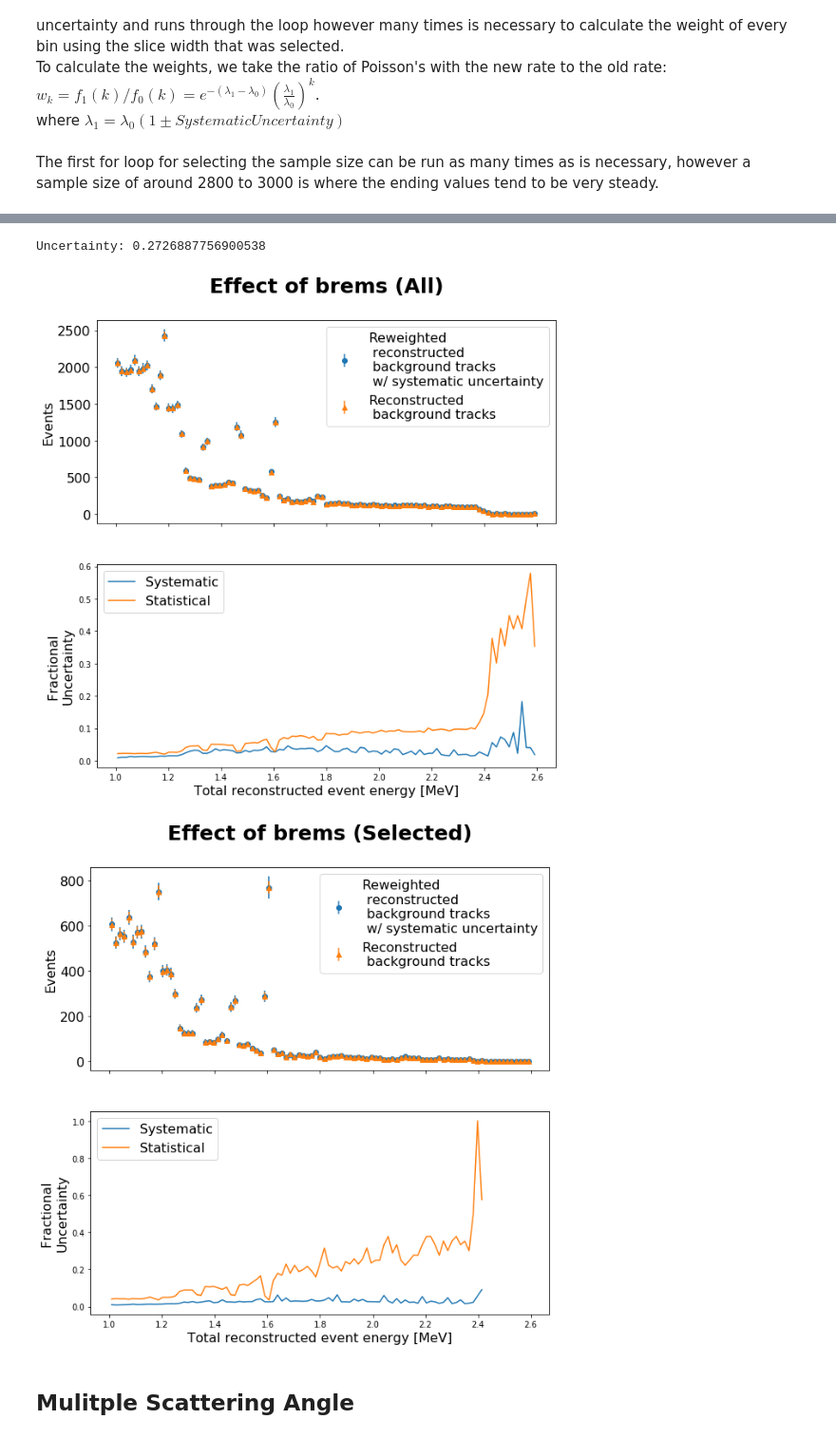
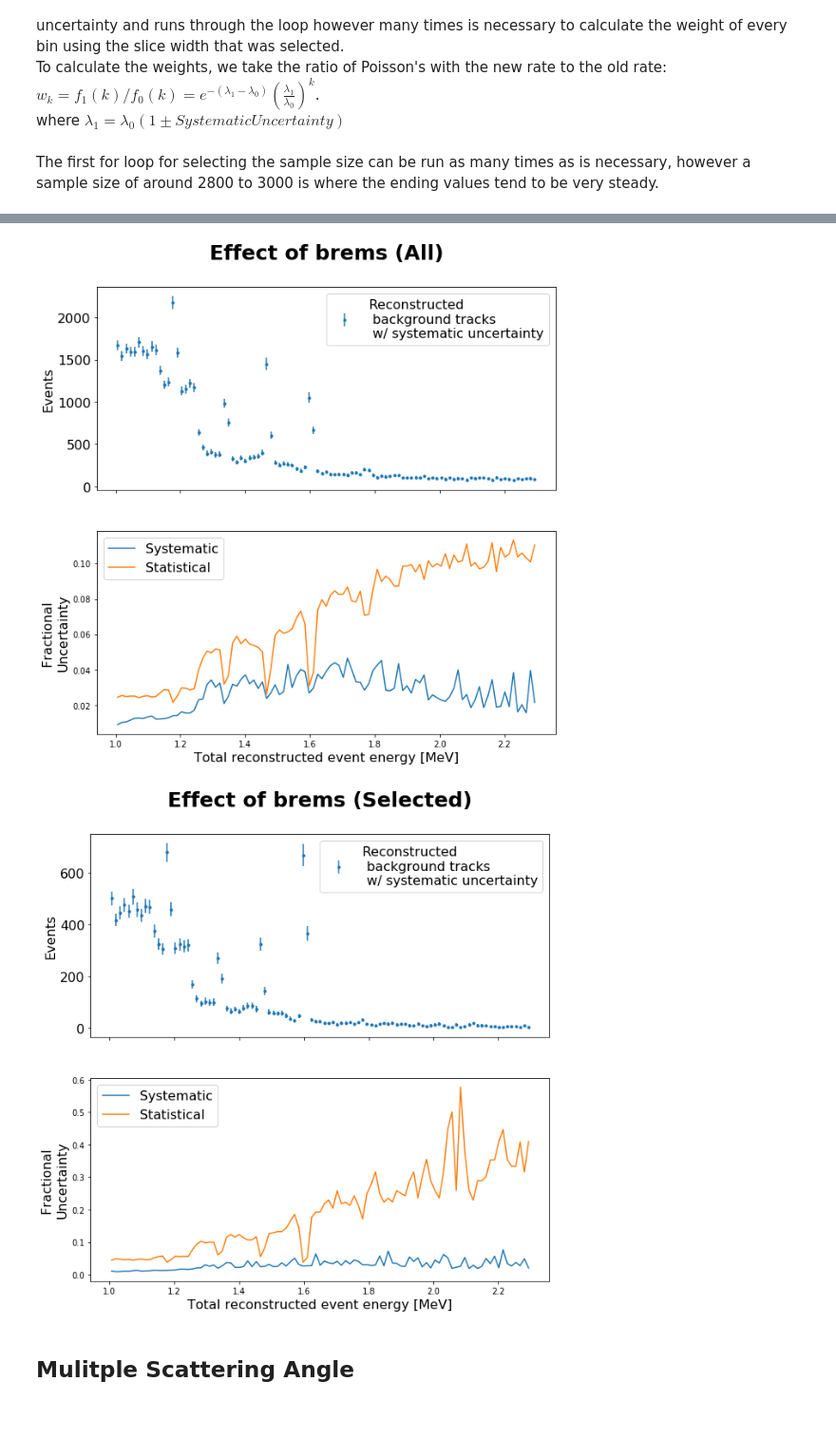
Before and after one commit to k-woodruff/bb2nu, a Jupyter notebook: bb2nu_BG_distribution.ipynb, the cells around one changed output, grey strips where cells are left out. Shown at 95% size. Cells and saved outputs as stored; diff of their text form; code cells hidden in the pictures.

```diff
--- a/bb2nu_BG_distribution.ipynb
+++ b/bb2nu_BG_distribution.ipynb
@@ -390,7 +390,7 @@ def eplot(reco_energy, weight, sample_size, name):
 
     fig, ax = plt.subplots(nrows=2, figsize=(10,10), sharex=True, gridspec_kw={'height_ratios': [1, 1]})
 
-    ebins = np.linspace(1,2.6,100)
+    ebins = np.linspace(1,2.3,100)
     bin_centers = (ebins[1:] + ebins[:-1])/2
     energy_counts,_ = np.histogram(reco_energy, bins=ebins)
 
@@ -409,9 +409,9 @@ def eplot(reco_energy, weight, sample_size, name):
     yerr_tot = energy_counts_reweight_all.std(0) + np.sqrt(energy_counts_reweight)
 
     # Reweighted Counts
-    ax[0].errorbar(bin_centers, energy_counts_reweight, yerr=yerr_tot, fmt='o', label='Reweighted\n reconstructed\n background tracks\n w/ systematic uncertainty');
+#     ax[0].errorbar(bin_centers, energy_counts_reweight, yerr=yerr_tot, fmt='o', label='Reweighted\n reconstructed\n background tracks\n w/ systematic uncertainty');
     #Original counts - Not Reweighted
-    ax[0].errorbar(bin_centers, energy_counts, yerr=np.sqrt(energy_counts), fmt='^', label='Reconstructed\n background tracks');
+    ax[0].errorbar(bin_centers, energy_counts, yerr=yerr_tot, fmt='.', label='Reconstructed\n background tracks\n w/ systematic uncertainty');
 
     ax[1].plot(bin_centers, energy_counts_reweight_all.std(0)/energy_counts_reweight, label='Systematic')
     ax[1].plot(bin_centers, np.sqrt(energy_counts_reweight_all.mean(0))/energy_counts_reweight_all.mean(0), label='Statistical')
@@ -425,7 +425,7 @@ def eplot(reco_energy, weight, sample_size, name):
     ax[0].legend(loc='upper right', fontsize=16)
     ax[1].legend(loc='upper left', fontsize=16)
 
-    print('Uncertainty:', yerr_tot[70]/energy_counts_reweight[70])
+    return (energy_counts_reweight_all.std(0)/energy_counts_reweight).mean()
 # %% [markdown]
 ### Brem Weight Calculation
 The following calculation uses two stages of for loops to randomly select variables that are used to perform the calculation with, this random sampling should eliminate the uncertainty/bias in the calculation as best as possible.
@@ -473,6 +473,9 @@ for j in range(0,sample_size):
 
 t1 = time.clock()-t0
 print('Time Elapsed:', t1)
-eplot(df_particles['reco_energy'], weight_all, sample_size, 'brems (All)')
-eplot(df_particles_selection['reco_energy'], weight_all_selection, sample_size, 'brems (Selected)')
+brem_sys_unc_ave = eplot(df_particles['reco_energy'], weight_all, sample_size, 'brems (All)')
+brem_sys_unc_ave_selected = eplot(df_particles_selection['reco_energy'], weight_all_selection, sample_size, 'brems (Selected)')
+
+print('brem_sys_unc_ave = ' +  str(brem_sys_unc_ave))
+print('brem_sys_unc_ave_selected = ' + str(brem_sys_unc_ave_selected))
 # %% [output]
@@ -481,6 +485,5 @@ Uncertainty: 0.10916142828356756
-Uncertainty: 0.2726887756900538
-[figure, old version]
+[figure, new version]
-[figure, old version]
+[figure, new version]
 # %% [markdown]
 ## Mulitple Scattering Angle
 # %%
```
Also changed, not shown: parts of 4 cells of this notebook.
